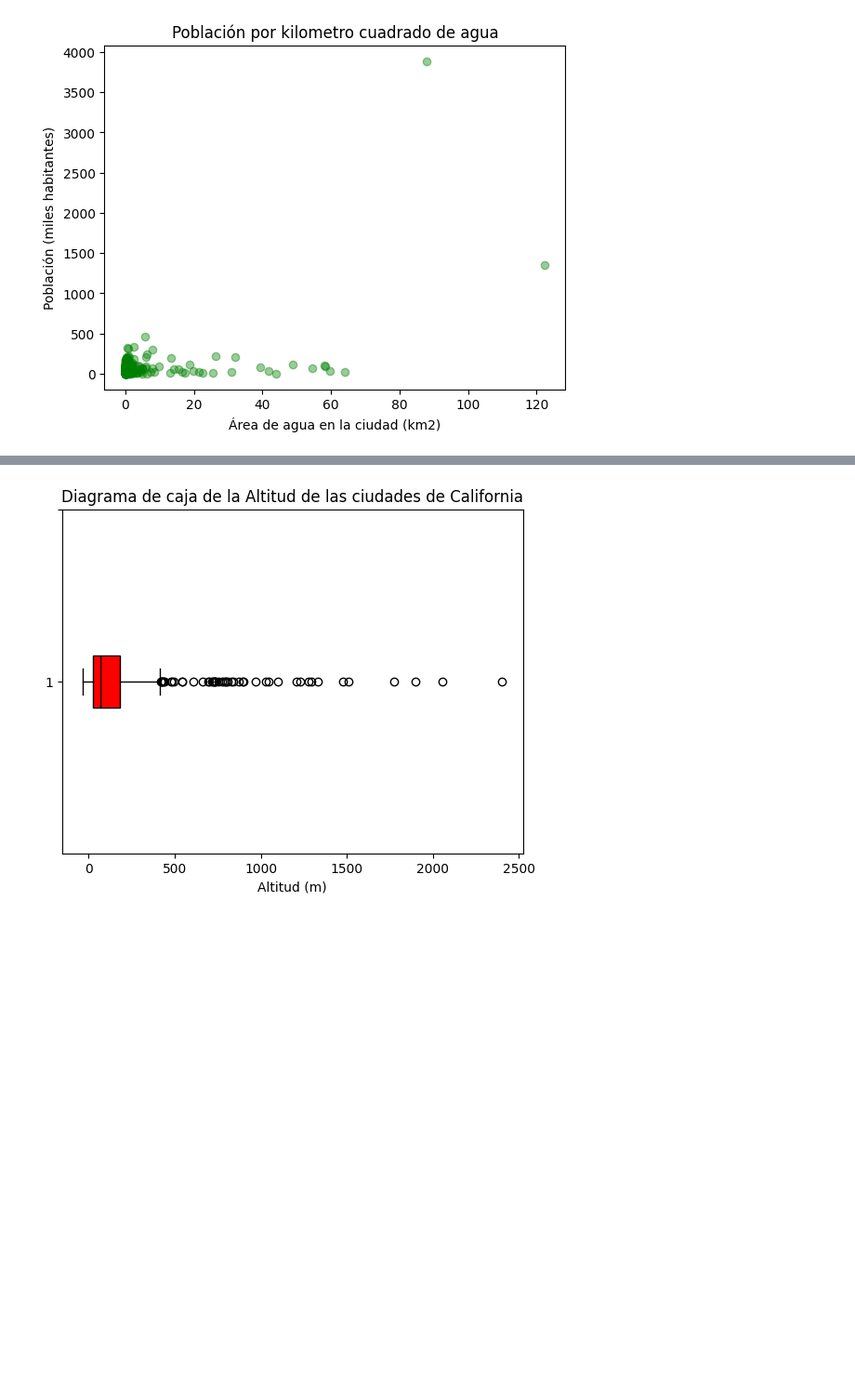
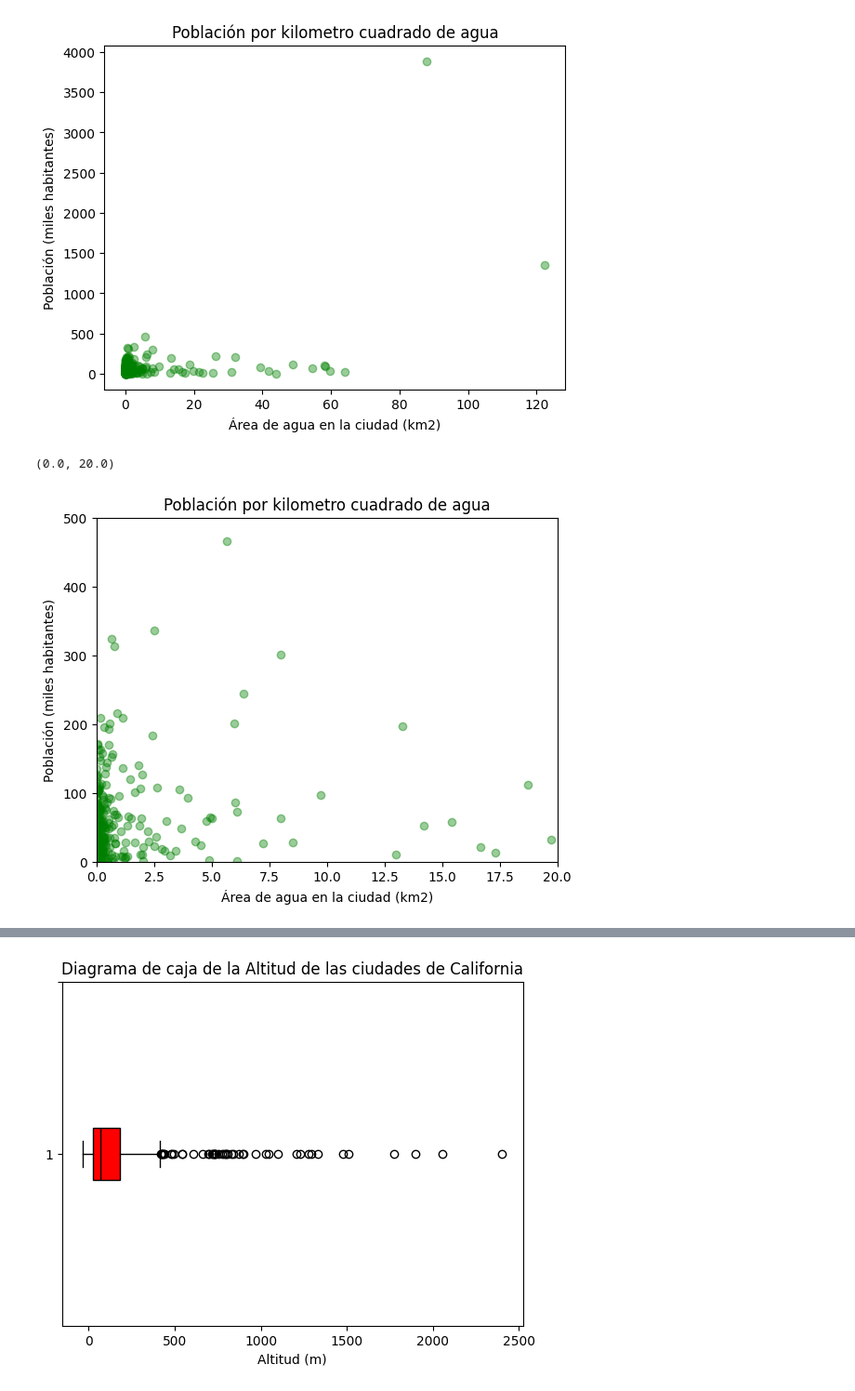
Before and after one commit to raquel-julian/ONLINE_DS_THEBRIDGE_r_julian, a Jupyter notebook: 03_Analisis_de_Datos/Sprint_08/Unidad_01/Practica_Obligatoria/18_Practica_Obligatoria_Visualizacion_Basica.ipynb, the cells around one changed output, grey strips where cells are left out. Shown: that part at 93% size. Saved outputs shown, nothing was run; the diff lists cells and outputs as text; code cells hidden in the pictures; blank space fills up the shorter version.

```diff
--- a/03_Analisis_de_Datos/Sprint_08/Unidad_01/Practica_Obligatoria/18_Practica_Obligatoria_Visualizacion_Basica.ipynb
+++ b/03_Analisis_de_Datos/Sprint_08/Unidad_01/Practica_Obligatoria/18_Practica_Obligatoria_Visualizacion_Basica.ipynb
@@ -181,3 +181,16 @@ plt.title("Población por kilometro cuadrado de agua")
 # %% [output]
 Text(0.5, 1.0, 'Población por kilometro cuadrado de agua')
 [figure]
+# %%
+#Figura 1-0 plus
+#3. El scatter de área de agua de un ciudad con su poblacion.
+
+plt.scatter(df["area_water_km2"], df["population_total"]/1000, alpha = 0.4, color = "green")
+plt.xlabel("Área de agua en la ciudad (km2)")
+plt.ylabel("Población (miles habitantes)")
+plt.title("Población por kilometro cuadrado de agua")
+plt.ylim([0,500])
+plt.xlim([0,20])
+# %% [output]
+(0.0, 20.0)
+[figure, added]
```
Also changed, not shown: parts of 2 cells of this notebook, 1 other file.
